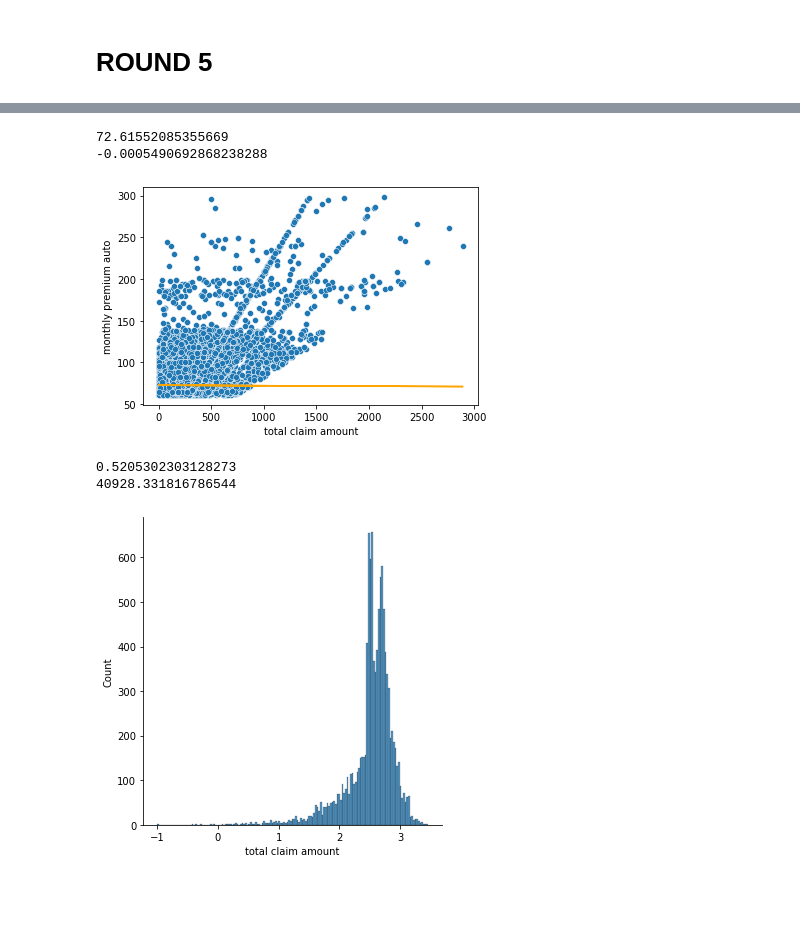
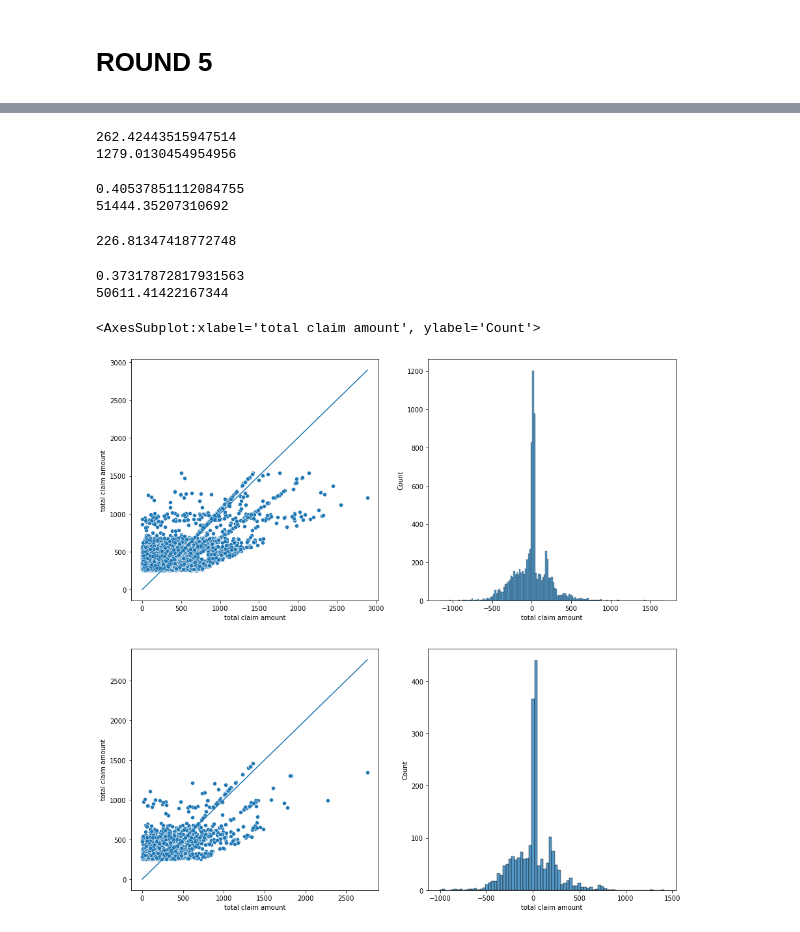
Before and after one commit to audedef/lab-customer-analysis-round-2, a Jupyter notebook: ex-lab-customer-analysis.ipynb, the cells around one changed output, grey strips where cells are left out. Saved outputs shown, nothing was run; the diff lists cells and outputs as text; code cells hidden in the pictures; blank space fills up the shorter version.

```diff
--- a/ex-lab-customer-analysis.ipynb
+++ b/ex-lab-customer-analysis.ipynb
@@ -586,2 +590,11 @@ print(y_test.shape)
 (8728,)
 (2182,)
+# %%
+from sklearn.preprocessing import MinMaxScaler
+
+MinMaxtransformer = MinMaxScaler()
+
+MinMaxtransformer.fit(X_train)  # we train the model on only train
+
+X_train_normalized = MinMaxtransformer.transform(X_train)  # we apply it on both datasets
+X_test_normalized = MinMaxtransformer.transform(X_test)
@@ -591,42 +620,57 @@ from sklearn.metrics import mean_squared_error, r2_score
 
 lm = linear_model.LinearRegression()
 
-lm.fit(X_num,y)
+lm.fit(X_train_normalized,y_train)
 
 print(lm.intercept_)
 print(lm.coef_[0])
 # %% [output]
-72.61552085355669
--0.0005490692868238288
+262.42443515947514
+1279.0130454954956
-# %%
-regression_line = lm.intercept_ + lm.coef_[0]*df['total claim amount']
-plt.plot(df['total claim amount'], regression_line, c = 'orange')
-sns.scatterplot(x='total claim amount',y='monthly premium auto',data=df)
-plt.show()
-# %% [output]
-[figure, removed]
 # %%
-print(lm.score(X_num,y))
-y_pred=lm.predict(X_num)
-print(mean_squared_error(y_pred,y))
+# Here we train our normalized model
+print(lm.score(X_train_normalized,y_train))
+y_train_pred =lm.predict(X_train_normalized)
+print(mean_squared_error(y_train_pred,y_train))
+np.sqrt(mean_squared_error(y_train,y_train_pred))
+# our model seems good
 # %% [output]
-0.5205302303128273
-40928.331816786544
+0.40537851112084755
+51444.35207310692
+226.81347418772748
+# %%
+# now test predictions on our test sets
+print(lm.score(X_test_normalized,y_test))
+y_test_pred =lm.predict(X_test_normalized)
+print(mean_squared_error(y_test_pred,y_test))
+# %% [output]
+0.37317872817931563
+50611.41422167344
+# %%
+# check in scatterplots
+fig, ax = plt.subplots(2,2, figsize = (15,15))
+sns.scatterplot(y=y_train_pred, x=y_train, ax = ax[0,0])
+sns.lineplot(y=y_train,x=y_train, ax = ax[0,0])
+sns.histplot(x=y_train - y_train_pred, ax = ax[0,1])
+sns.scatterplot(y=y_test_pred, x=y_test, ax = ax[1,0])
+sns.lineplot(y=y_test,x=y_test, ax = ax[1,0])
+sns.histplot(x=y_test - y_test_pred, ax = ax[1,1])
+# %% [output]
+<AxesSubplot:xlabel='total claim amount', ylabel='Count'>
+[figure, added]
 # %%
-# I'll use logarithm transformation because I have a high positive skeweness for 'total claim amount'
+#I could have used logarithm transformation because I have a high positive skeweness for 'total claim amount'
 
-def log_transfom_clean(x):
-    x = np.log10(x)
-    if np.isfinite(x):
-        return x
-    else:
-        return 0
+#def log_transfom_clean(x):
+#    x = np.log10(x)
+#    if np.isfinite(x):
+#        return x
+#    else:
+#        return 0
 
-total_claim_log = df['total claim amount'].apply(lambda x :log_transfom_clean(x))
-sns.displot(total_claim_log)
-plt.show()
+#total_claim_log = df['total claim amount'].apply(lambda x :log_transfom_clean(x))
+#sns.displot(total_claim_log)
+#plt.show()
-# %% [output]
-[figure, removed]
 # %%
 # I'll take off the outliers to get a more standard distribution
 
```
Also changed, not shown: parts of 74 cells of this notebook.
